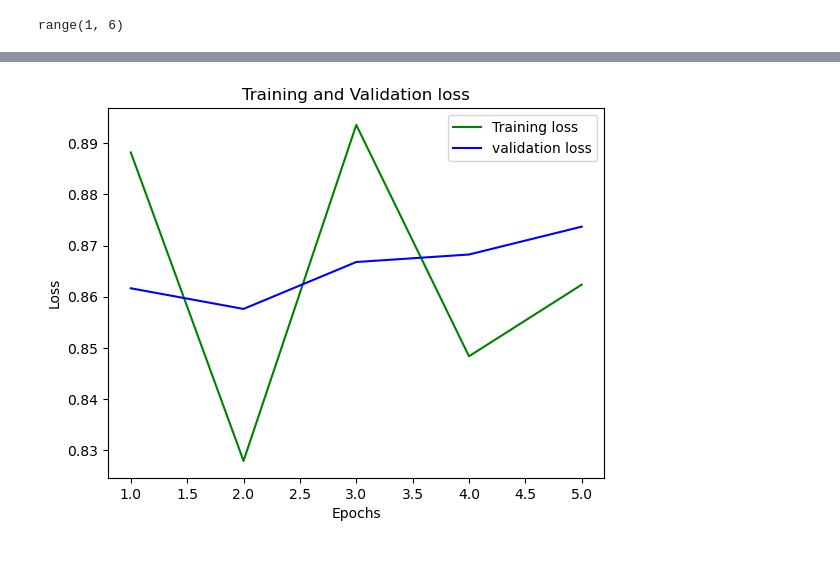
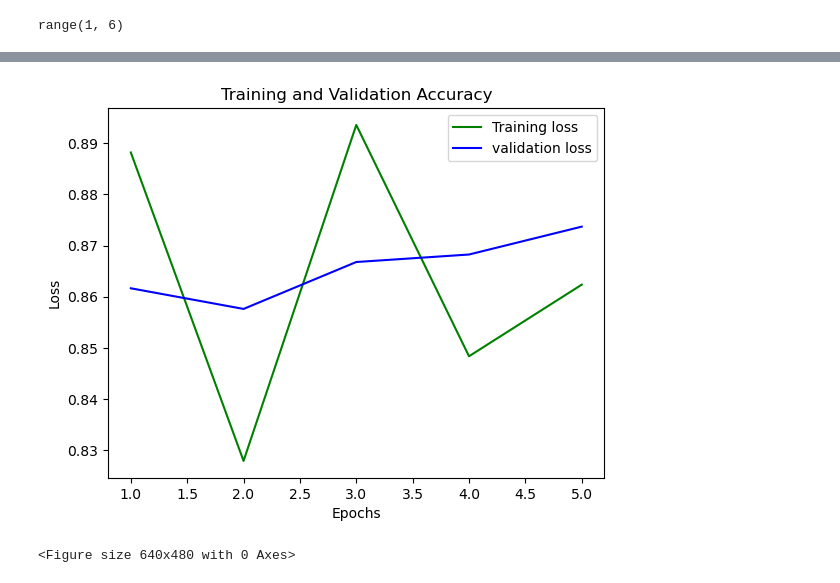
Before and after one commit to DavidN0809/ML-Biomed, a Jupyter notebook: hw1.ipynb, the cells around one changed output, grey strips where cells are left out. Drawn from its saved outputs; the diff is of its cells as text; code cells hidden in the pictures.

```diff
--- a/hw1.ipynb
+++ b/hw1.ipynb
@@ -255,10 +257,12 @@ plt.show()
 # %%
 plt.plot(epochs, train_acc_history, 'g', label='Training loss')
 plt.plot(epochs, test_acc_history, 'b', label='validation loss')
-plt.title('Training and Validation loss')
+plt.title('Training and Validation Accuracy')
 plt.xlabel('Epochs')
 plt.ylabel('Loss')
 plt.legend()
 plt.show()
+plt.savefig("Accuracy")
 # %% [output]
-[figure, old version]
+[figure, new version]
+<Figure size 640x480 with 0 Axes>
```
Also changed, not shown: parts of 1 cell of this notebook, 2 other files.
